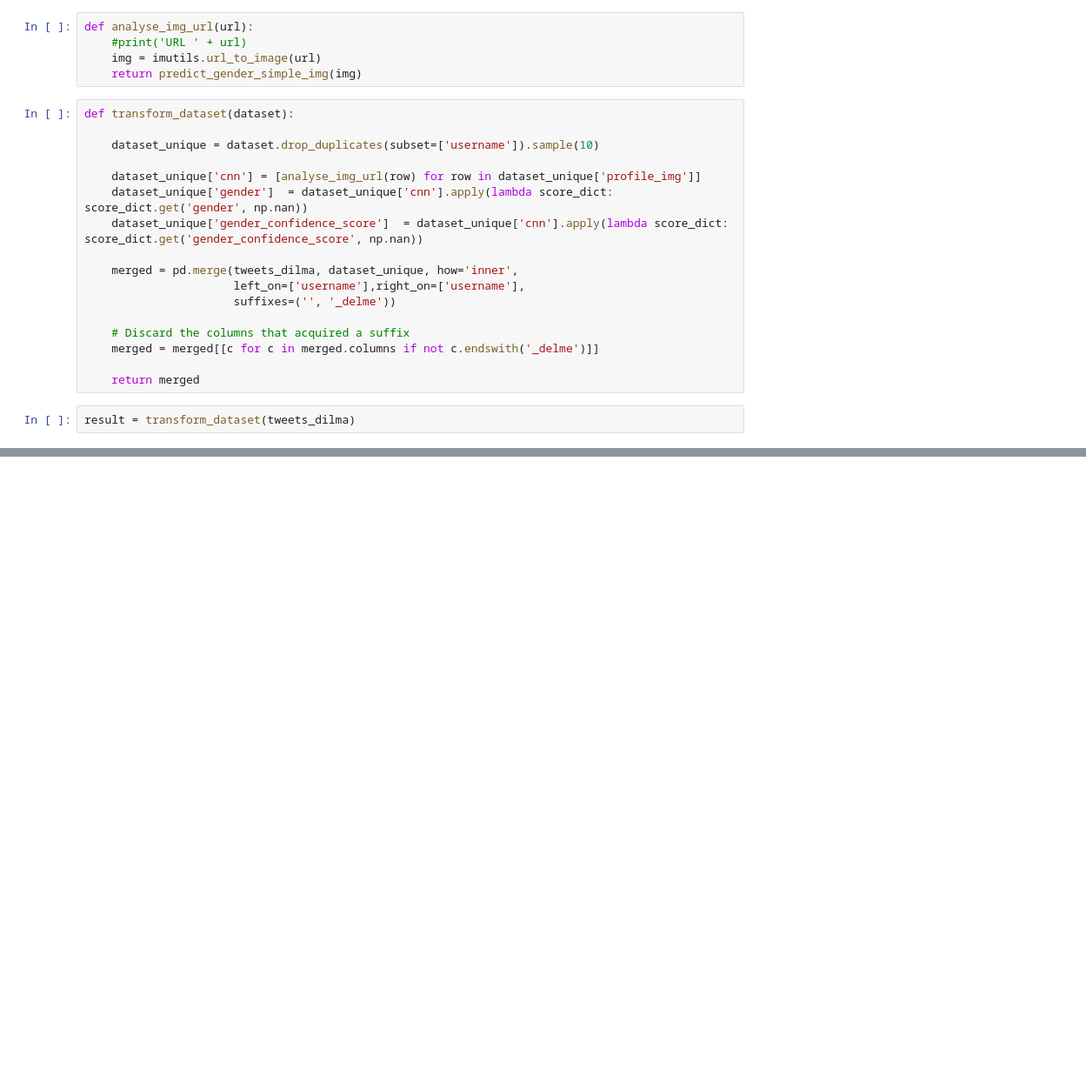
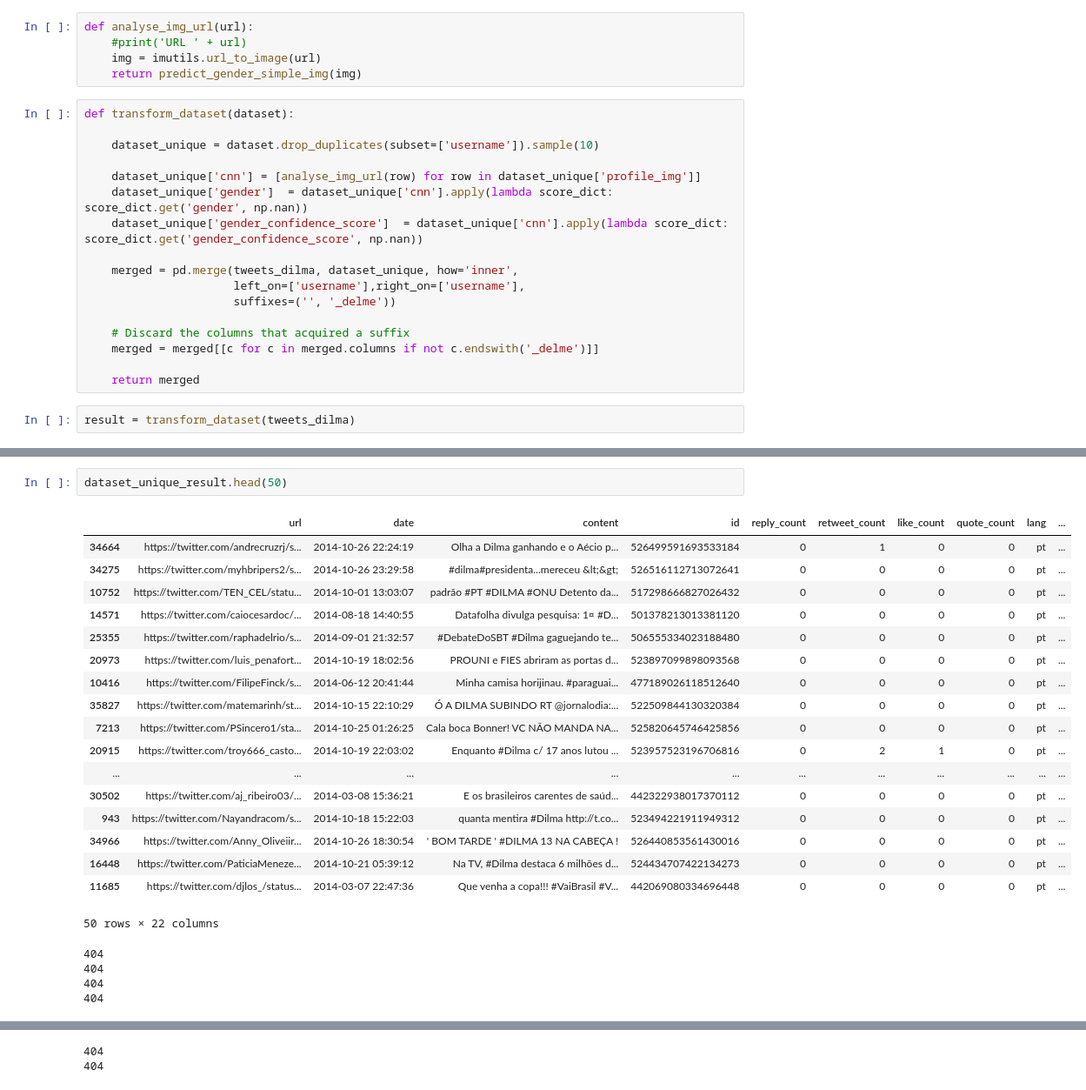
Before and after one commit to waguii/twitterelectionbr, a Jupyter notebook: notebooks/Untitled.ipynb, the cells around one changed output, grey strips where cells are left out. Shown: that part at 87% size. Cells and saved outputs as stored; diff of their text form; blank space fills up the shorter version.

```diff
--- a/notebooks/Untitled.ipynb
+++ b/notebooks/Untitled.ipynb
@@ -76,0 +123,25 @@ result
+# %%
+dataset_unique_result.head(50)
+# %% [output]
+|  | url | date | content | id | reply_count | retweet_count | like_count | quote_count | lang | ... |
+| 34664 | https://twitter.com/andrecruzrj/s... | 2014-10-26 22:24:19 | Olha a Dilma ganhando e o Aécio p... | 526499591693533184 | 0 | 1 | 0 | 0 | pt | ... |
+| 34275 | https://twitter.com/myhbripers2/s... | 2014-10-26 23:29:58 | #dilma#presidenta...mereceu &lt;&gt; | 526516112713072641 | 0 | 0 | 0 | 0 | pt | ... |
+| 10752 | https://twitter.com/TEN_CEL/statu... | 2014-10-01 13:03:07 | padrão #PT #DILMA #ONU Detento da... | 517298666827026432 | 0 | 0 | 0 | 0 | pt | ... |
+| 14571 | https://twitter.com/caiocesardoc/... | 2014-08-18 14:40:55 | Datafolha divulga pesquisa: 1¤ #D... | 501378213013381120 | 0 | 0 | 0 | 0 | pt | ... |
+| 25355 | https://twitter.com/raphadelrio/s... | 2014-09-01 21:32:57 | #DebateDoSBT #Dilma gaguejando te... | 506555334023188480 | 0 | 0 | 0 | 0 | pt | ... |
+| 20973 | https://twitter.com/luis_penafort... | 2014-10-19 18:02:56 | PROUNI e FIES abriram as portas d... | 523897099898093568 | 0 | 0 | 0 | 0 | pt | ... |
+| 10416 | https://twitter.com/FilipeFinck/s... | 2014-06-12 20:41:44 | Minha camisa horijinau. #paraguai... | 477189026118512640 | 0 | 0 | 0 | 0 | pt | ... |
+| 35827 | https://twitter.com/matemarinh/st... | 2014-10-15 22:10:29 | Ó A DILMA SUBINDO RT @jornalodia:... | 522509844130320384 | 0 | 0 | 0 | 0 | pt | ... |
+| 7213 | https://twitter.com/PSincero1/sta... | 2014-10-25 01:26:25 | Cala boca Bonner! VC NÃO MANDA NA... | 525820645746425856 | 0 | 0 | 0 | 0 | pt | ... |
+| 20915 | https://twitter.com/troy666_casto... | 2014-10-19 22:03:02 | Enquanto #Dilma c/ 17 anos lutou ... | 523957523196706816 | 0 | 2 | 1 | 0 | pt | ... |
+| ... | ... | ... | ... | ... | ... | ... | ... | ... | ... | ... |
+| 30502 | https://twitter.com/aj_ribeiro03/... | 2014-03-08 15:36:21 | E os brasileiros carentes de saúd... | 442322938017370112 | 0 | 0 | 0 | 0 | pt | ... |
+| 943 | https://twitter.com/Nayandracom/s... | 2014-10-18 15:22:03 | quanta mentira #Dilma http://t.co... | 523494221911949312 | 0 | 0 | 0 | 0 | pt | ... |
+| 34966 | https://twitter.com/Anny_Oliveiir... | 2014-10-26 18:30:54 | ' BOM TARDE ' #DILMA 13 NA CABEÇA ! | 526440853561430016 | 0 | 0 | 0 | 0 | pt | ... |
+| 16448 | https://twitter.com/PaticiaMeneze... | 2014-10-21 05:39:12 | Na TV, #Dilma destaca 6 milhões d... | 524434707422134273 | 0 | 0 | 0 | 0 | pt | ... |
+| 11685 | https://twitter.com/djlos_/status... | 2014-03-07 22:47:36 | Que venha a copa!!! #VaiBrasil #V... | 442069080334696448 | 0 | 0 | 0 | 0 | pt | ... |
+50 rows × 22 columns
+404
+404
+404
+404
@@ -76,0 +149,2 @@ result
+404
+404
```
Also changed, not shown: parts of 9 cells of this notebook, 6 other files.
